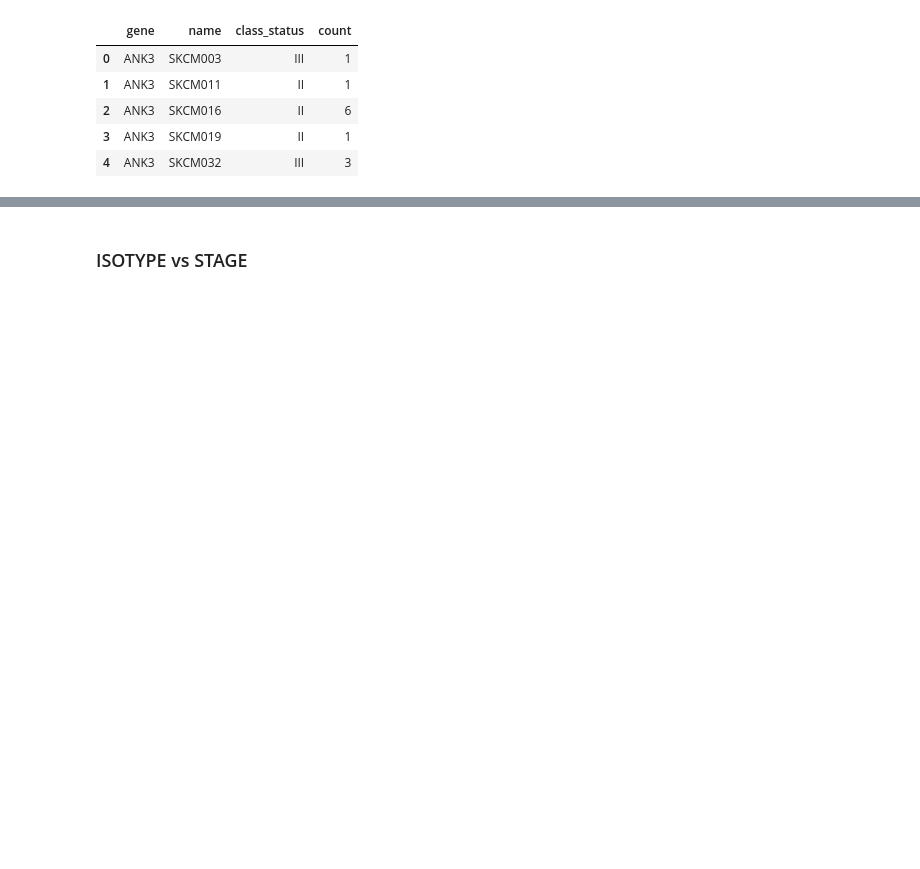
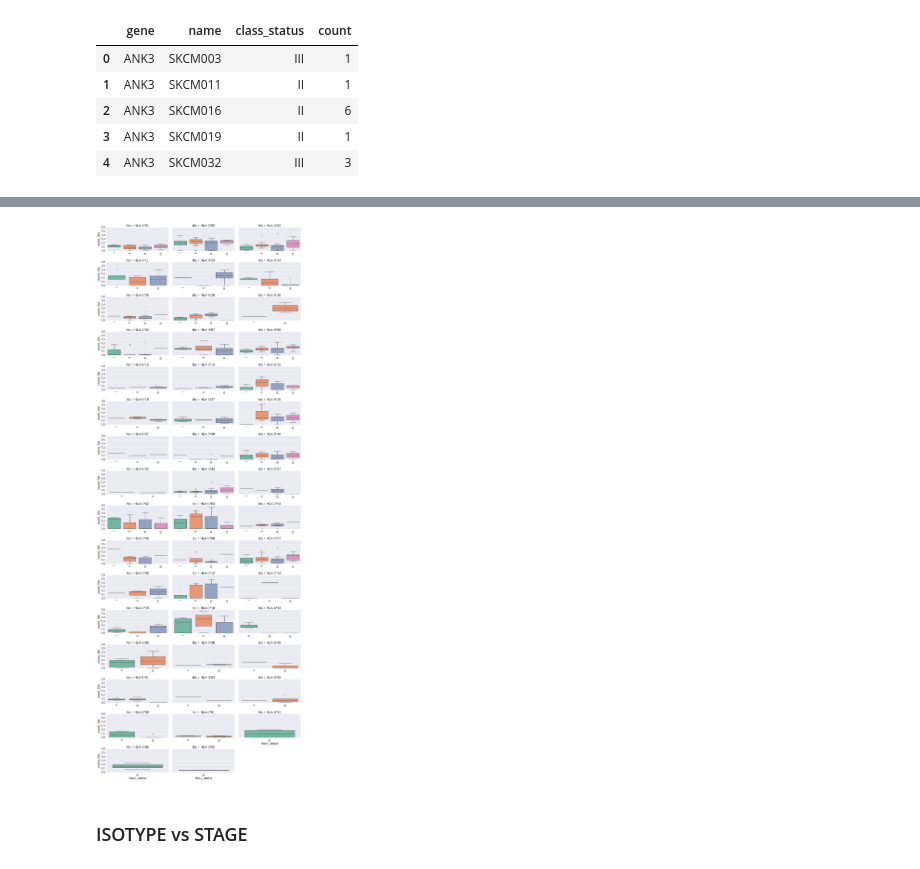
Before and after one commit to antigenomics/til-tcr-analysis, a Jupyter notebook: melanoma_2017/DecisionTree/13.04.17-18.04.17.ipynb, the cells around one changed output, grey strips where cells are left out. Saved outputs shown, nothing was run; the diff lists cells and outputs as text; code cells hidden in the pictures; blank space fills up the shorter version.

```diff
--- a/melanoma_2017/DecisionTree/13.04.17-18.04.17.ipynb
+++ b/melanoma_2017/DecisionTree/13.04.17-18.04.17.ipynb
@@ -478,3 +552,14 @@ plt.tight_layout()
+# %%
+grid13 = sns.FacetGrid(zl_7_melt3, col="hla", col_wrap=3, size=3, aspect=2, margin_titles=True, sharex=False) #, sharey=False)
+grid13.map(sns.boxplot, "class_status", "count_hla",  palette='Set2')#, **kws)
+for ax in grid13.axes.flat:
+    for label in ax.get_xticklabels():
+        label.set_rotation(90)
+grid13.fig.tight_layout(w_pad=3)
+grid13.fig.subplots_adjust()
+plt.tight_layout()
+# %% [output]
+[figure, added]
 # %% [markdown]
 ### ISOTYPE vs STAGE
 # %%
```
Also changed, not shown: parts of 26 cells of this notebook.
